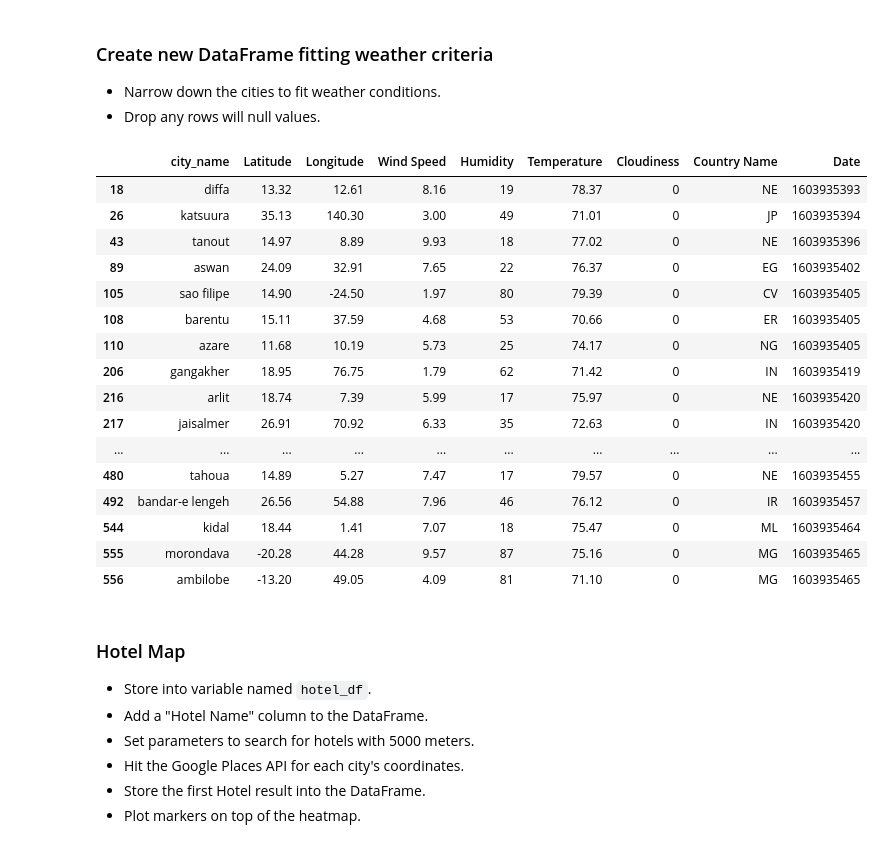
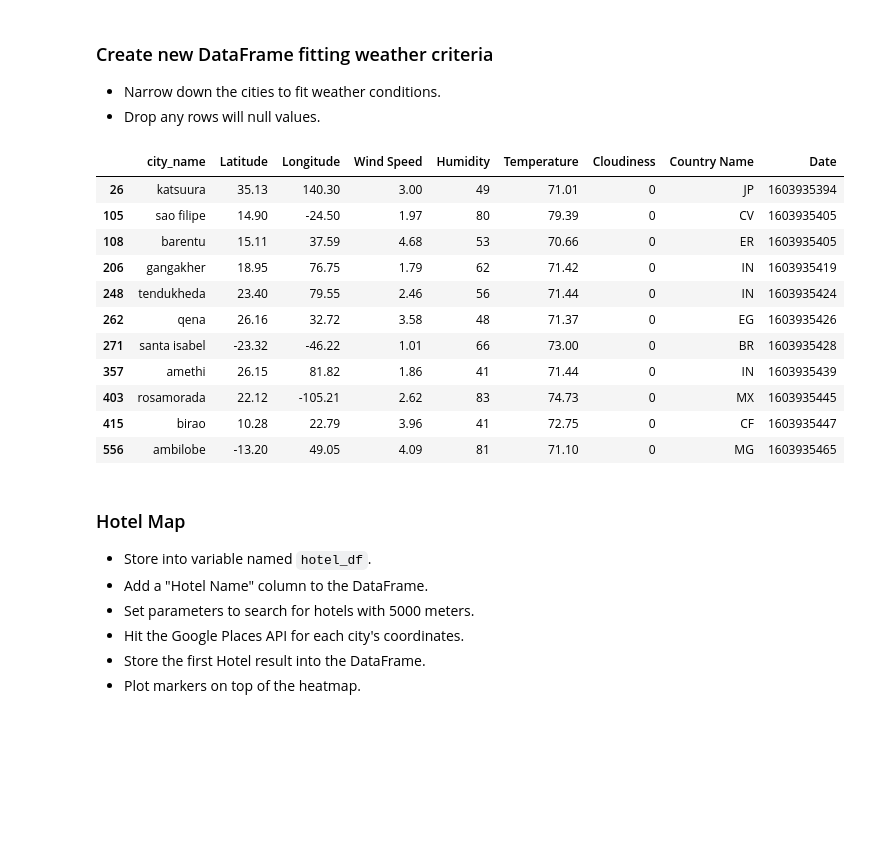
Before and after one commit to gabrielmacey/python_api_challenge, a Jupyter notebook: WeatherPy/VacationPy.ipynb, the cells around one changed output. Cells and saved outputs as stored; diff of their text form; code cells hidden in the pictures; blank space fills up the shorter version.

Commit message:
WeatherPy

```diff
--- a/WeatherPy/VacationPy.ipynb
+++ b/WeatherPy/VacationPy.ipynb
@@ -73,29 +74,25 @@ fig
 * Narrow down the cities to fit weather conditions.
 * Drop any rows will null values.
 # %%
+#Narrowed the wind speed to under 5mph to reduce the size of the DataFrame
 ideal_weather = weather_data[weather_data["Temperature"]<80]
 ideal_weather = ideal_weather[ideal_weather["Temperature"]>70]
-ideal_weather = ideal_weather[ideal_weather["Wind Speed"]<10]
+ideal_weather = ideal_weather[ideal_weather["Wind Speed"]<5]
 ideal_weather = ideal_weather[ideal_weather["Cloudiness"]==0]
 ideal_weather = ideal_weather.dropna()
 ideal_weather
 # %% [output]
 |  | city_name | Latitude | Longitude | Wind Speed | Humidity | Temperature | Cloudiness | Country Name | Date |
-| 18 | diffa | 13.32 | 12.61 | 8.16 | 19 | 78.37 | 0 | NE | 1603935393 |
 | 26 | katsuura | 35.13 | 140.30 | 3.00 | 49 | 71.01 | 0 | JP | 1603935394 |
-| 43 | tanout | 14.97 | 8.89 | 9.93 | 18 | 77.02 | 0 | NE | 1603935396 |
-| 89 | aswan | 24.09 | 32.91 | 7.65 | 22 | 76.37 | 0 | EG | 1603935402 |
 | 105 | sao filipe | 14.90 | -24.50 | 1.97 | 80 | 79.39 | 0 | CV | 1603935405 |
 | 108 | barentu | 15.11 | 37.59 | 4.68 | 53 | 70.66 | 0 | ER | 1603935405 |
-| 110 | azare | 11.68 | 10.19 | 5.73 | 25 | 74.17 | 0 | NG | 1603935405 |
 | 206 | gangakher | 18.95 | 76.75 | 1.79 | 62 | 71.42 | 0 | IN | 1603935419 |
-| 216 | arlit | 18.74 | 7.39 | 5.99 | 17 | 75.97 | 0 | NE | 1603935420 |
-| 217 | jaisalmer | 26.91 | 70.92 | 6.33 | 35 | 72.63 | 0 | IN | 1603935420 |
-| ... | ... | ... | ... | ... | ... | ... | ... | ... | ... |
-| 480 | tahoua | 14.89 | 5.27 | 7.47 | 17 | 79.57 | 0 | NE | 1603935455 |
-| 492 | bandar-e lengeh | 26.56 | 54.88 | 7.96 | 46 | 76.12 | 0 | IR | 1603935457 |
-| 544 | kidal | 18.44 | 1.41 | 7.07 | 18 | 75.47 | 0 | ML | 1603935464 |
-| 555 | morondava | -20.28 | 44.28 | 9.57 | 87 | 75.16 | 0 | MG | 1603935465 |
+| 248 | tendukheda | 23.40 | 79.55 | 2.46 | 56 | 71.44 | 0 | IN | 1603935424 |
+| 262 | qena | 26.16 | 32.72 | 3.58 | 48 | 71.37 | 0 | EG | 1603935426 |
+| 271 | santa isabel | -23.32 | -46.22 | 1.01 | 66 | 73.00 | 0 | BR | 1603935428 |
+| 357 | amethi | 26.15 | 81.82 | 1.86 | 41 | 71.44 | 0 | IN | 1603935439 |
+| 403 | rosamorada | 22.12 | -105.21 | 2.62 | 83 | 74.73 | 0 | MX | 1603935445 |
+| 415 | birao | 10.28 | 22.79 | 3.96 | 41 | 72.75 | 0 | CF | 1603935447 |
 | 556 | ambilobe | -13.20 | 49.05 | 4.09 | 81 | 71.10 | 0 | MG | 1603935465 |
 # %% [markdown]
 ### Hotel Map
```
Also changed, not shown: parts of 7 cells of this notebook, 2 other files.
